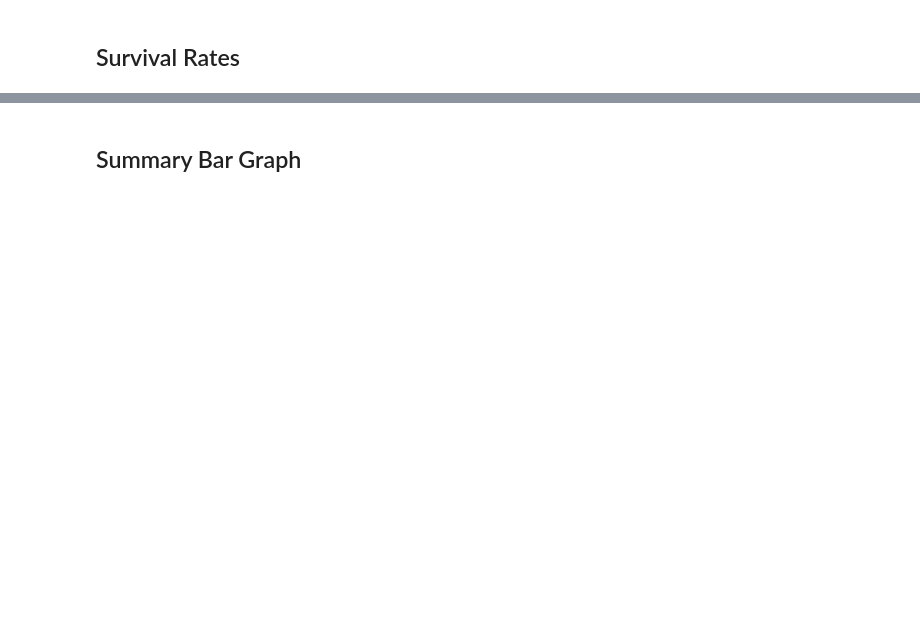
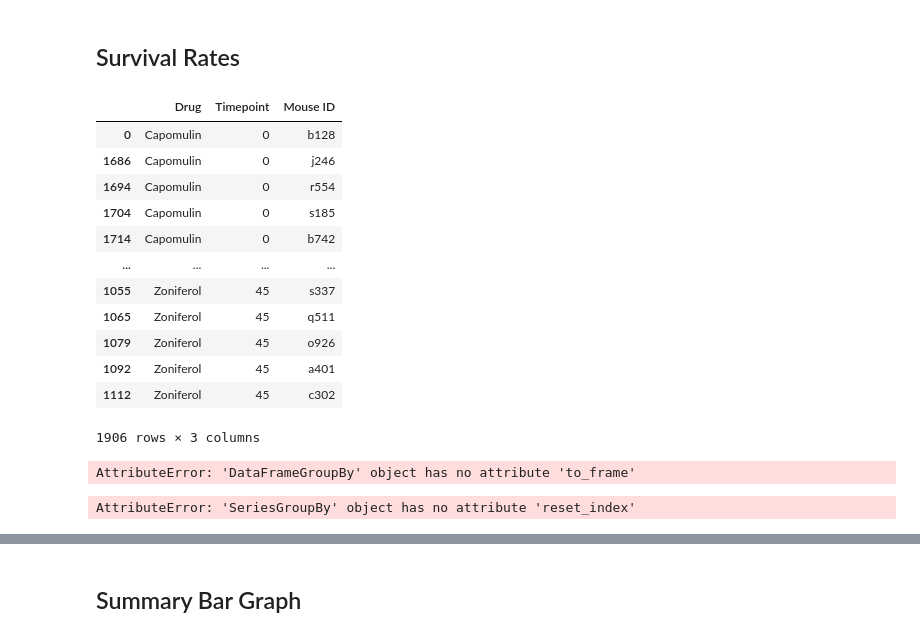
Before and after one commit to sbell1258/matplotlib-challenge, a Jupyter notebook: pymaceuticals_starter.ipynb, the cells around one changed output, grey strips where cells are left out. Cells and saved outputs as stored; diff of their text form; code cells hidden in the pictures; blank space fills up the shorter version.

```diff
--- a/pymaceuticals_starter.ipynb
+++ b/pymaceuticals_starter.ipynb
@@ -449,10 +449,37 @@ plt.tight_layout();
 ## Survival Rates
 # %%
 # Store the Count of Mice Grouped by Drug and Timepoint (W can pass any metric)
+# Convert to DataFrame
+# Preview DataFrame
 
-# Convert to DataFrame
-
-# Preview DataFrame
+result_surv_df = clinical_mouse_data_df[['Drug', 'Timepoint', 'Mouse ID']].copy().sort_values(["Drug", "Timepoint"])
+result_surv_df
+# %% [output]
+|  | Drug | Timepoint | Mouse ID |
+| 0 | Capomulin | 0 | b128 |
+| 1686 | Capomulin | 0 | j246 |
+| 1694 | Capomulin | 0 | r554 |
+| 1704 | Capomulin | 0 | s185 |
+| 1714 | Capomulin | 0 | b742 |
+| ... | ... | ... | ... |
+| 1055 | Zoniferol | 45 | s337 |
+| 1065 | Zoniferol | 45 | q511 |
+| 1079 | Zoniferol | 45 | o926 |
+| 1092 | Zoniferol | 45 | a401 |
+| 1112 | Zoniferol | 45 | c302 |
+1906 rows × 3 columns
+# %%
+ct_tumor_df = result_surv_df.groupby(["Drug", "Timepoint"]).to_frame().reset_index()
+ct_tumor_df['count'] = 0
+# %% [output]
+AttributeError: 'DataFrameGroupBy' object has no attribute 'to_frame'
+# %%
+ct_tumor_df['count'] = ct_tumor_df.groupby(["Drug", "Timepoint"]).mapresult_surv_df(["Drug", "Timepoint"]).value_count()
+#g['count'] = g['country'].map(df['country'].value_counts())
+ct_tumor_df.info()
+ct_tumor_df
+# %% [output]
+AttributeError: 'SeriesGroupBy' object has no attribute 'reset_index'
 # %%
 # Minor Data Munging to Re-Format the Data Frames
 
```
